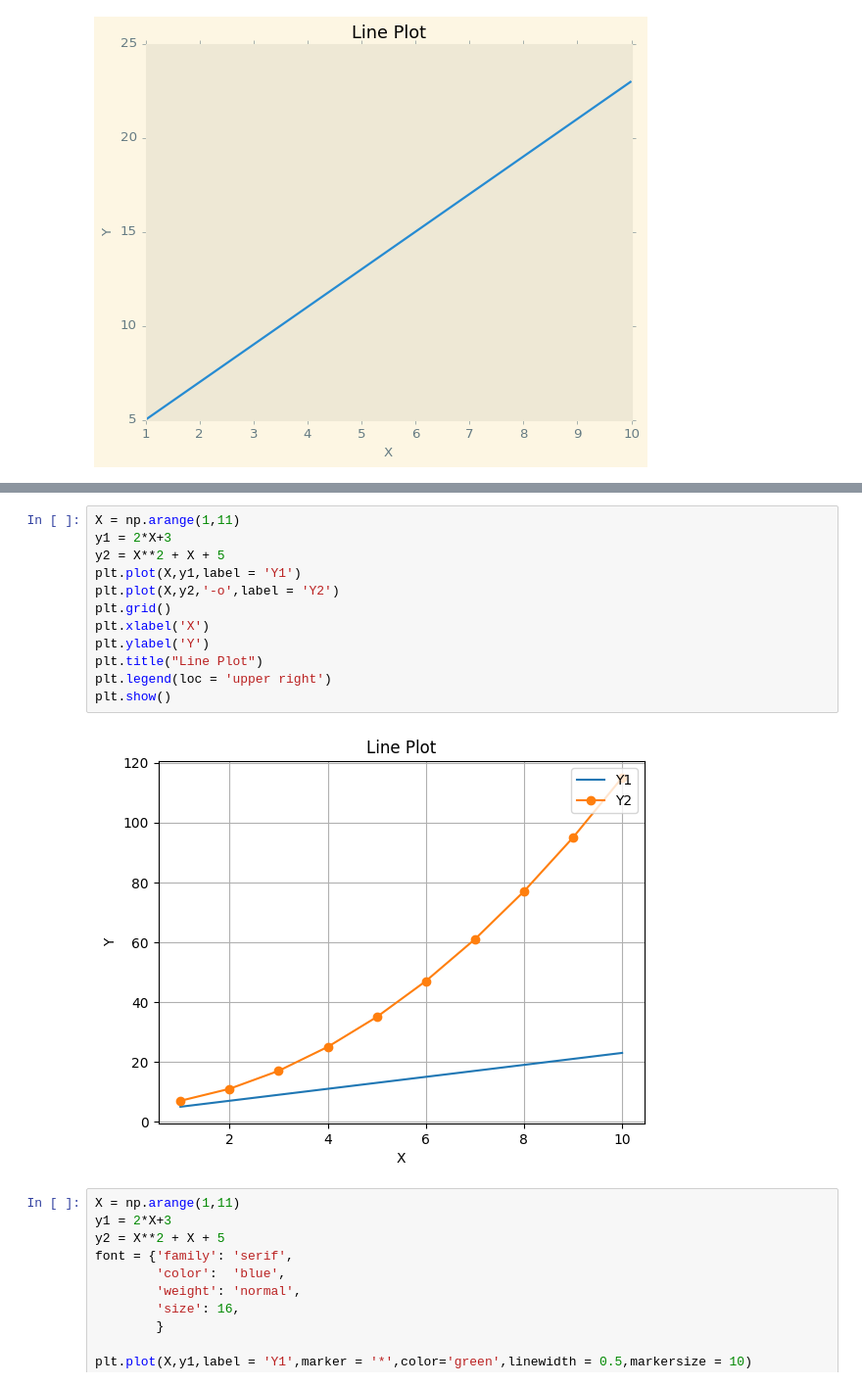
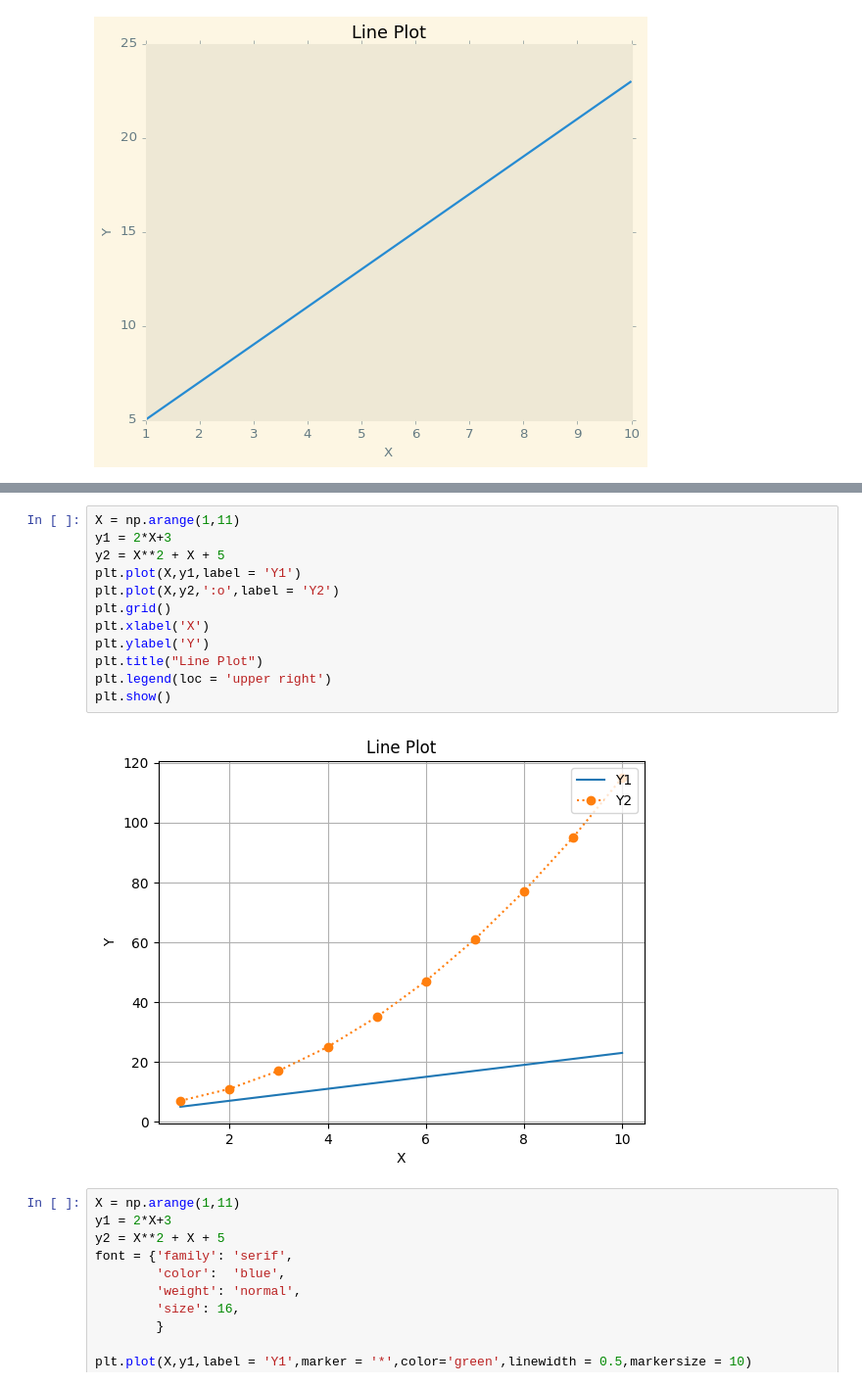
Before and after one commit to ShubhamSinghal12/DS_PP_NOV_LIV_24, a Jupyter notebook: Data Visulaization/MatplotlibDemo.ipynb, the cells around one changed output, grey strips where cells are left out. Shown at 98% size. Saved outputs shown, nothing was run; the diff lists cells and outputs as text.

```diff
--- a/Data Visulaization/MatplotlibDemo.ipynb
+++ b/Data Visulaization/MatplotlibDemo.ipynb
@@ -104,17 +105,17 @@ plt.show()
 # %%
 X = np.arange(1,11)
 y1 = 2*X+3
 y2 = X**2 + X + 5
 plt.plot(X,y1,label = 'Y1')
-plt.plot(X,y2,'-o',label = 'Y2')
+plt.plot(X,y2,':o',label = 'Y2')
 plt.grid()
 plt.xlabel('X')
 plt.ylabel('Y')
 plt.title("Line Plot")
 plt.legend(loc = 'upper right')
 plt.show()
 # %% [output]
-[figure, old version]
+[figure, new version]
 # %%
 X = np.arange(1,11)
 y1 = 2*X+3
```
Also changed, not shown: parts of 12 cells of this notebook, 3 other files.
